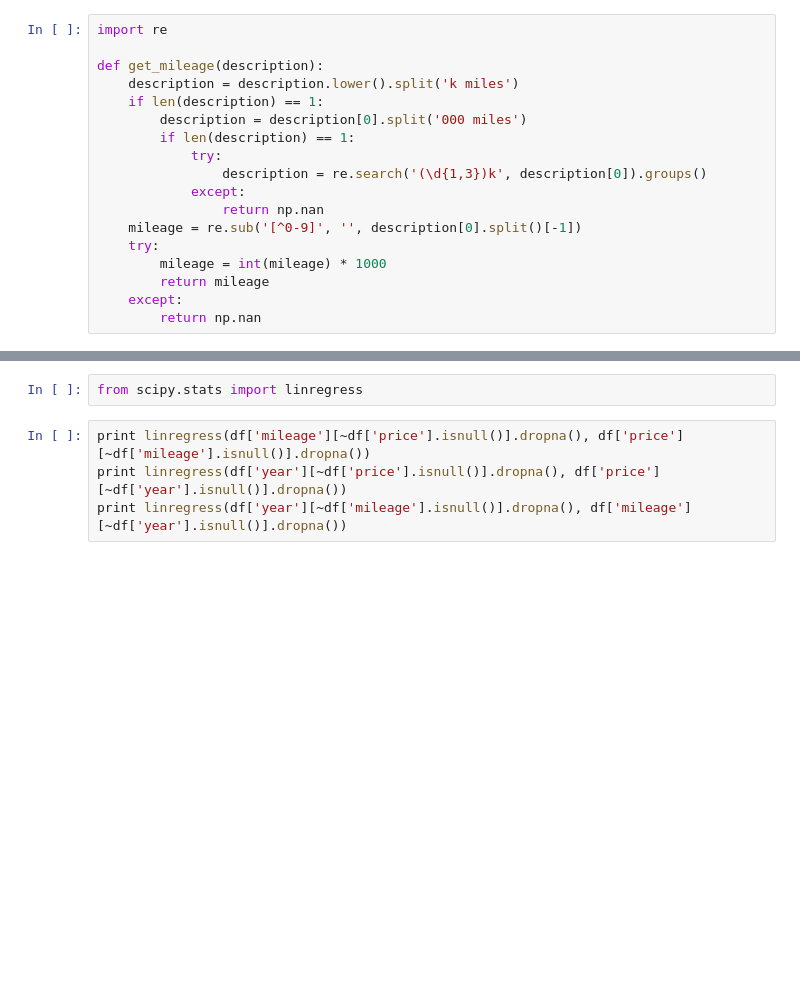
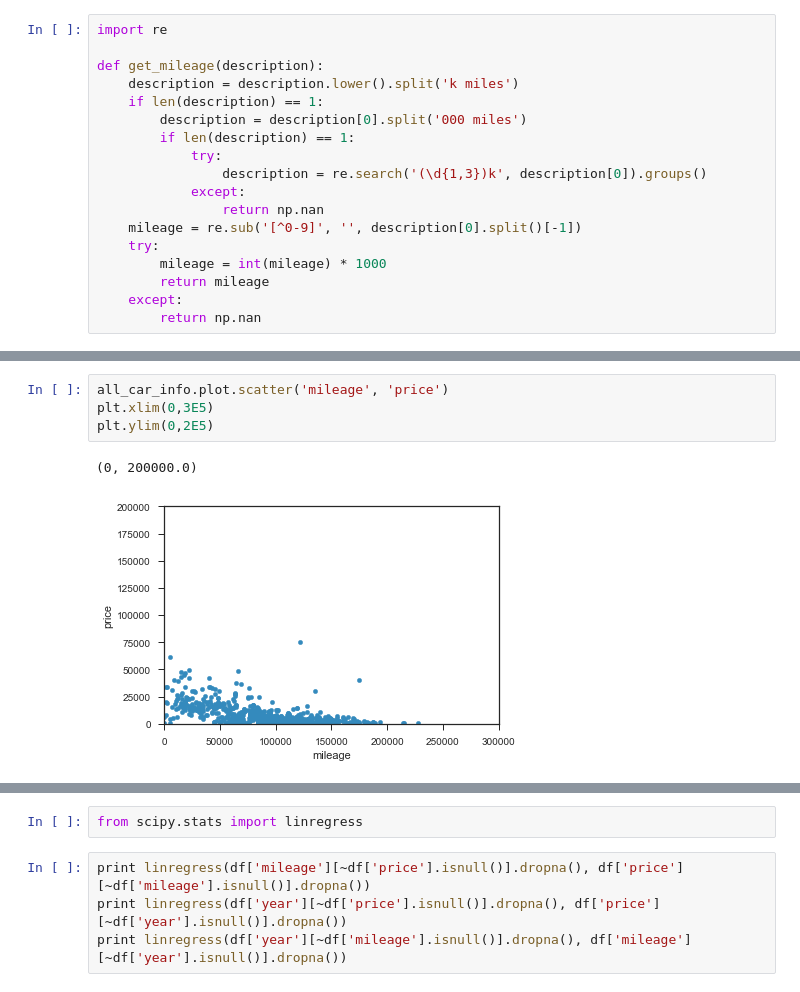
Before and after one commit to bslakman/Cars, a Jupyter notebook: Craigslist.ipynb, the cells around one changed output, grey strips where cells are left out. Saved outputs shown, nothing was run; the diff lists cells and outputs as text; blank space fills up the shorter version.

```diff
--- a/Craigslist.ipynb
+++ b/Craigslist.ipynb
@@ -205,0 +201,7 @@ df
+# %%
+all_car_info.plot.scatter('mileage', 'price')
+plt.xlim(0,3E5)
+plt.ylim(0,2E5)
+# %% [output]
+(0, 200000.0)
+[figure, added]
```
Also changed, not shown: parts of 43 cells of this notebook, 2 other files.
